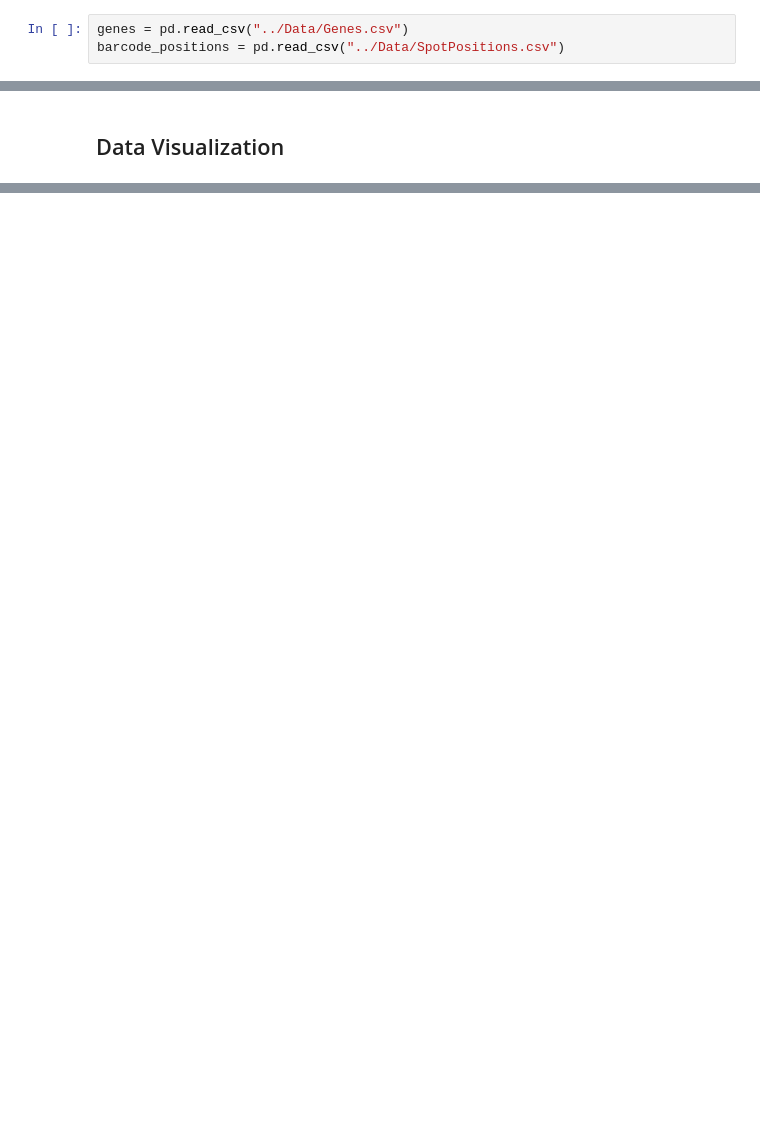
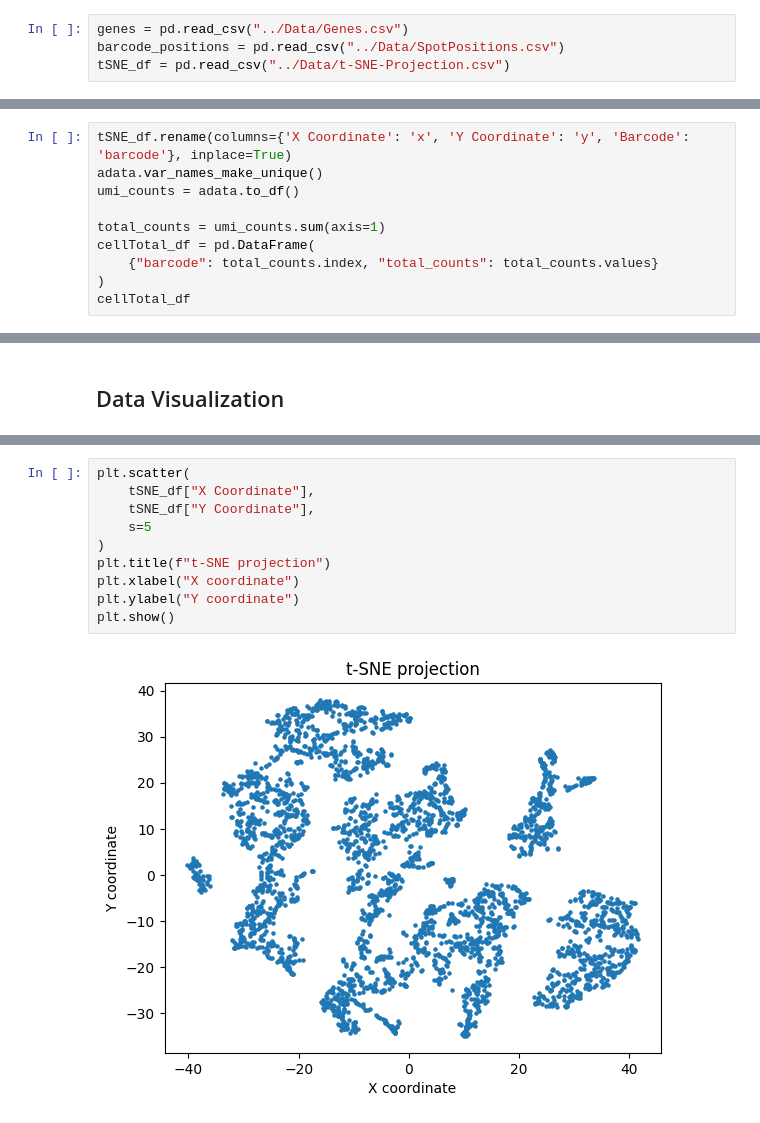
Before and after one commit to ScheWann/A-Part-to-Whole-Circular-Cell-Explorer, a Jupyter notebook: RedesignChallenge/Python/GeneProcess.ipynb, the cells around one changed output, grey strips where cells are left out. Cells and saved outputs as stored; diff of their text form; blank space fills up the shorter version.

```diff
--- a/RedesignChallenge/Python/GeneProcess.ipynb
+++ b/RedesignChallenge/Python/GeneProcess.ipynb
@@ -25,5 +25,6 @@ OMP: Info #276: omp_set_nested routine deprecated, please use omp_set_max_active
 # %%
 genes = pd.read_csv("../Data/Genes.csv")
 barcode_positions = pd.read_csv("../Data/SpotPositions.csv")
+tSNE_df = pd.read_csv("../Data/t-SNE-Projection.csv")
 # %%
 feature_matrix_precise = mmread("../Data/FeatureMatrix_precise.mtx")
@@ -139,3 +158,13 @@ df_display.T
 | 40 | 0 |
 | 41 | 0 |
 | 42 | 2 |
+# %%
+tSNE_df.rename(columns={'X Coordinate': 'x', 'Y Coordinate': 'y', 'Barcode': 'barcode'}, inplace=True)
+adata.var_names_make_unique()
+umi_counts = adata.to_df()
+
+total_counts = umi_counts.sum(axis=1)
+cellTotal_df = pd.DataFrame(
+    {"barcode": total_counts.index, "total_counts": total_counts.values}
+)
+cellTotal_df
@@ -163,0 +224,12 @@ plt.show()
+# %%
+plt.scatter(
+    tSNE_df["X Coordinate"],
+    tSNE_df["Y Coordinate"],
+    s=5
+)
+plt.title(f"t-SNE projection")
+plt.xlabel("X coordinate")
+plt.ylabel("Y coordinate")
+plt.show()
+# %% [output]
+[figure, added]
```
Also changed, not shown: parts of 5 cells of this notebook, 3 other files.
